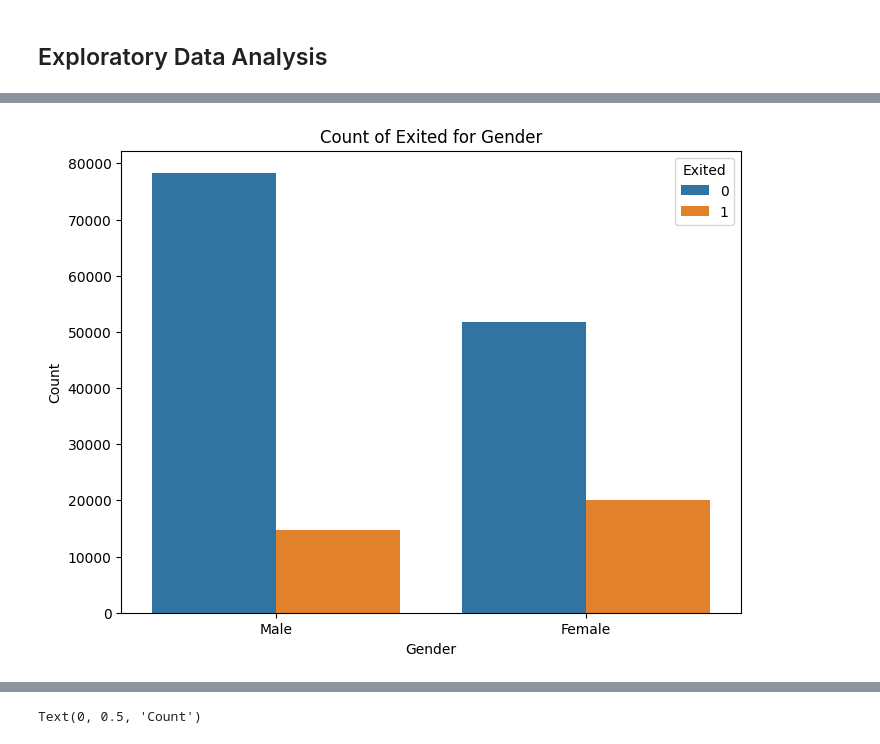
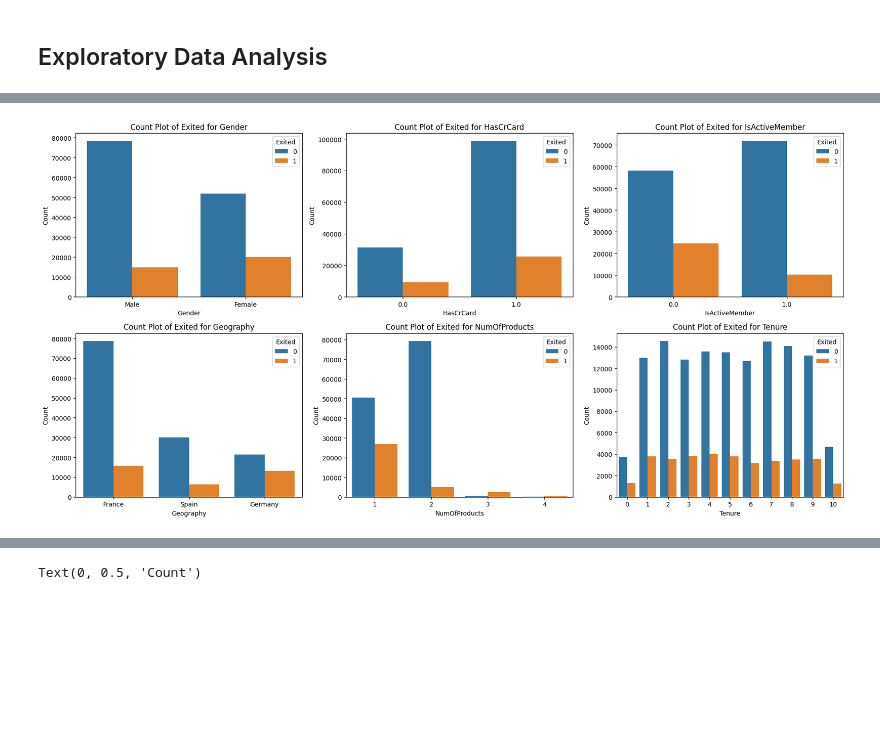
Before and after one commit to BheemeshPujari/Binary-Classification-with-a-Bank-Churn-Dataset.ipynb, a Jupyter notebook: Binary_Classification_with_a_Bank_Churn_Dataset.ipynb, the cells around one changed output, grey strips where cells are left out. Cells and saved outputs as stored; diff of their text form; code cells hidden in the pictures; blank space fills up the shorter version.

```diff
--- a/Binary_Classification_with_a_Bank_Churn_Dataset.ipynb
+++ b/Binary_Classification_with_a_Bank_Churn_Dataset.ipynb
@@ -120,9 +132,13 @@ dtype: int64
 # %%
-plt.figure(figsize=(8, 6))
-sns.countplot(x='Gender', hue='Exited', data=train_data)
-plt.title('Count of Exited for Gender')
-plt.xlabel('Gender')
-plt.ylabel('Count')
+columns = ['Gender','HasCrCard','IsActiveMember','Geography','NumOfProducts','Tenure']
+plt.figure(figsize=(18,9))
+for i, column in enumerate(columns, 1):
+    plt.subplot(2, 3, i)
+    sns.countplot(x=column, hue='Exited', data=train_data)
+    plt.title(f'Count Plot of Exited for {column}')
+    plt.xlabel(column)
+    plt.ylabel('Count')
+plt.tight_layout()
 plt.show()
 # %% [output]
-[figure, old version]
+[figure, new version]
```
Also changed, not shown: parts of 32 cells of this notebook.
